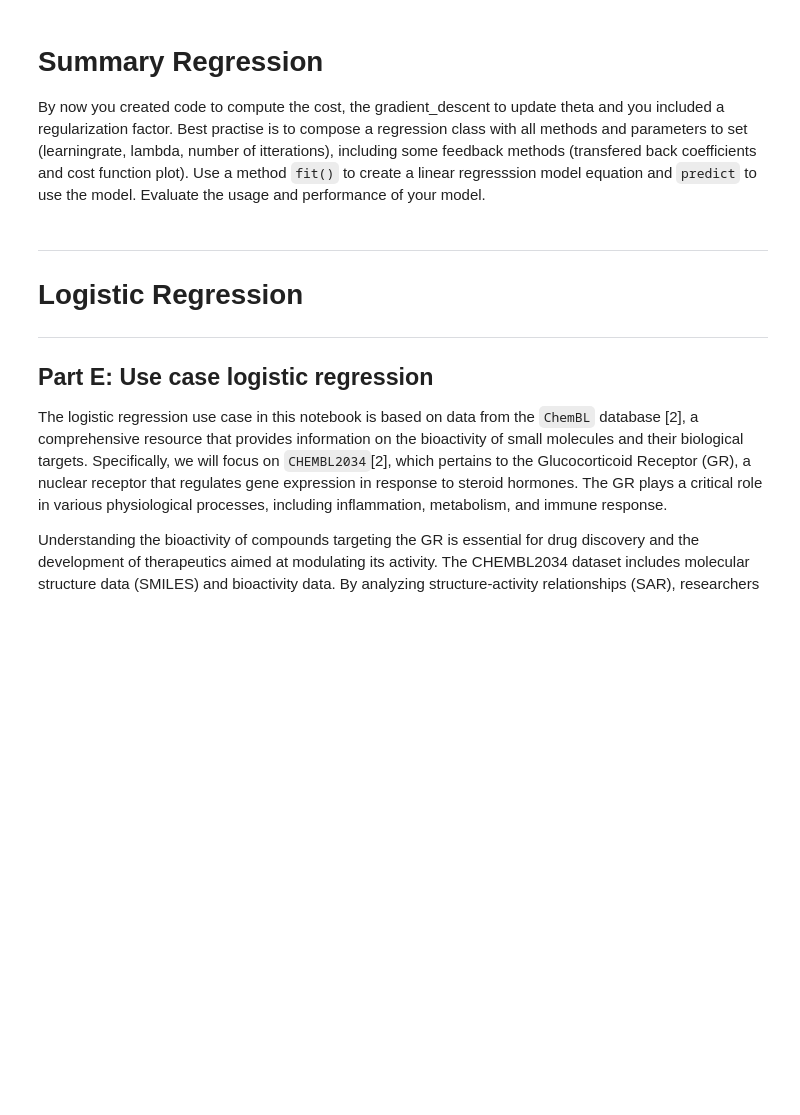
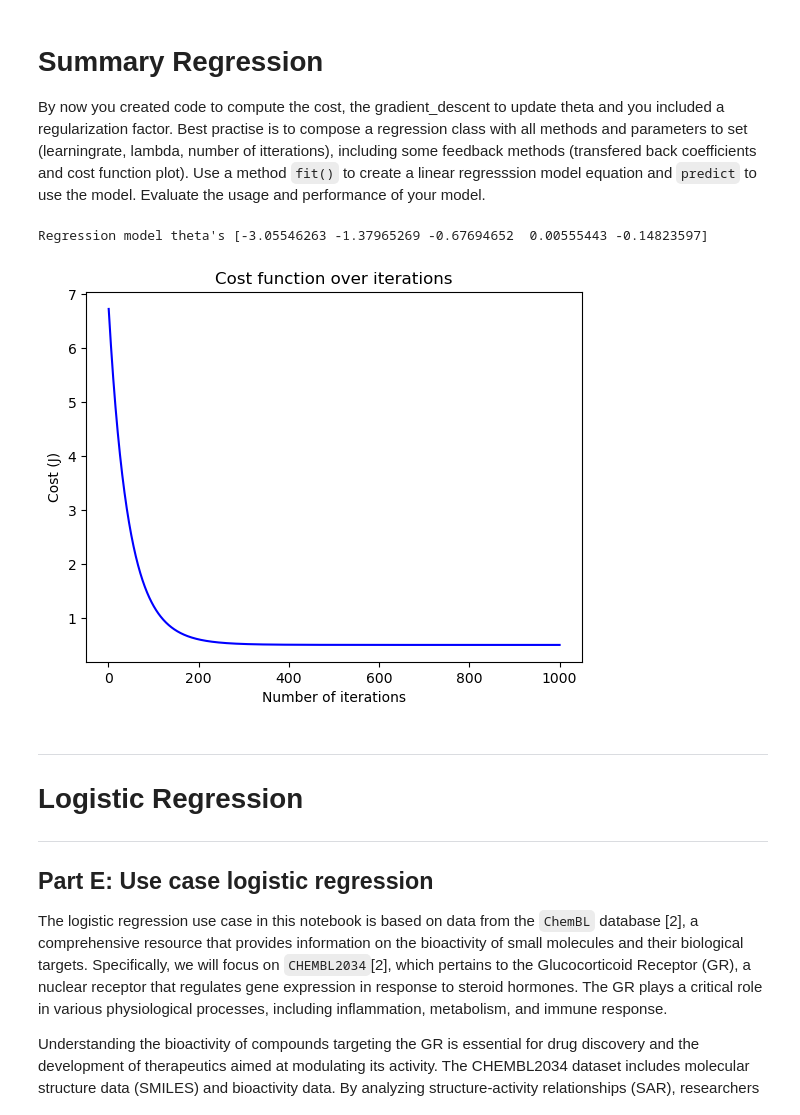
Before and after one commit to jgray1996/machinelearning, a Jupyter notebook: assignment 1/Assignment_Regression.ipynb, the cells around one changed output. Drawn from its saved outputs; the diff is of its cells as text; code cells hidden in the pictures; blank space fills up the shorter version.

Commit message:
until regression is done

```diff
--- a/assignment 1/Assignment_Regression.ipynb
+++ b/assignment 1/Assignment_Regression.ipynb
@@ -560,3 +619,79 @@ By now you created code to compute the cost, the gradient_descent to update thet
+# %%
+# YOUR CLASS HERE
+import numpy as np
+
+class Regression:
+
+    theta = None
+    loss_history = None
+
+    def __init__(self):
+        pass
+
+    def fit(self, X, y, theta=None,
+            alpha=.01, num_iters=100, lambda_=0):
+        if not self.theta: theta = np.array([0] * X.shape[1])
+        pack = [None, None]
+        pack = self.gradient_descent(X, y, theta, alpha,
+                                     num_iters, lambda_)
+        self.theta, self.loss_history = pack
+
+    def compute_cost(self, X, y, theta, lambda_):
+        m = len(y)  # number of training examples
+        # Compute the hypothesis
+        h = X @ theta
+        # Compute the squared errors
+        square_errors = (h - y) ** 2
+        # Compute the regularization term (excluding theta[0])
+        regularization_term = (lambda_ / (2 * m)) * np.sum(theta ** 2)
+        # Compute the cost function
+        J_val_vec = (1 / (2 * m)) * np.sum(square_errors) + regularization_term
+        return J_val_vec
+
+    def gradient_descent(self, X, y, theta, alpha, num_iters, lambda_):
+        # initialize list of costs
+        cost_history = []
+        m,n = X.shape
+        for _ in range(num_iters):
+            h = X @ theta.T
+            loss = h - y
+            grad = (X.T @ loss + lambda_ * theta) / m
+            theta = theta - grad.T * alpha
+            cost_history.append(compute_cost(X, y, theta, lambda_))
+        return theta, cost_history
+
+    def predict(self, x):
+        return np.polyval(self.theta, x)
+
+    def draw_costs(self):
+        import matplotlib.pyplot as plt
+        """ function to draw historical cost"""
+        plt.plot(range(1, len(self.loss_history) + 1), self.loss_history, color='b')
+        plt.xlabel('Number of iterations')
+        plt.ylabel('Cost (J)')
+        plt.title('Cost function over iterations')
+        plt.show()
+
+# YOUR TEST CODE HERE
+X, y, theta = data_preparation(df_logS)
+scaler.fit(X[:,1:])
+X_scaled = scaler.transform(X[:,1:])
+X_scaled = np.c_[np.ones(len(y)), X_scaled]
+# test the function
+
+# Set hyperparameters
+alpha = 0.01  # Learning rate
+num_iters = 1000  # Number of iterations
+lambda2 = 0.9
+
+# test model
+regression = Regression()
+regression.fit(X_scaled, y, theta, alpha, num_iters, lambda2)
+print(f"Regression model theta's {regression.theta}")
+regression.draw_costs()
+# %% [output]
+Regression model theta's [-3.05546263 -1.37965269 -0.67694652  0.00555443 -0.14823597]
+[figure, added]
 # %% [markdown]
 ---
 # Logistic Regression
```
Also changed, not shown: parts of 15 cells of this notebook.
